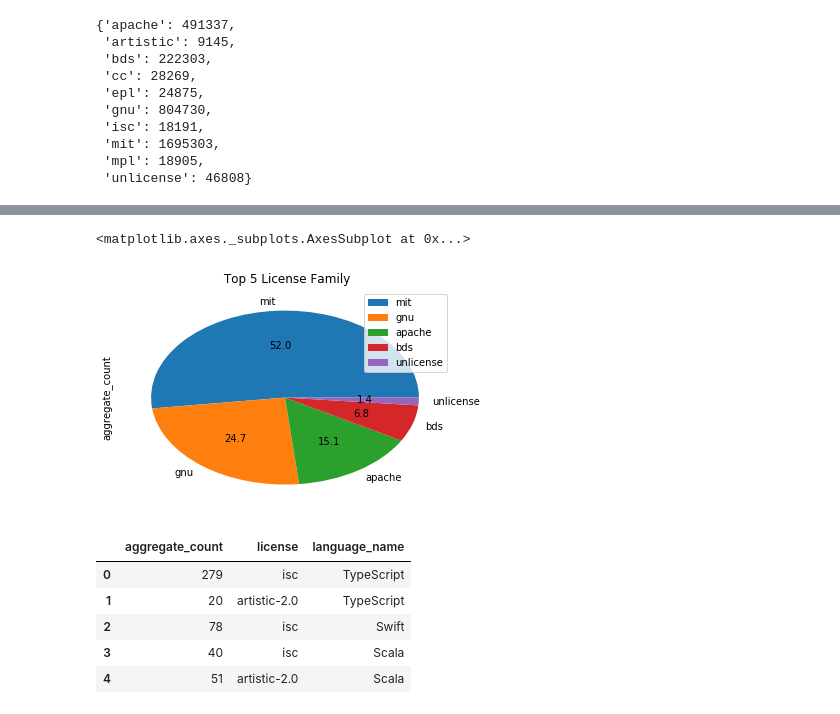
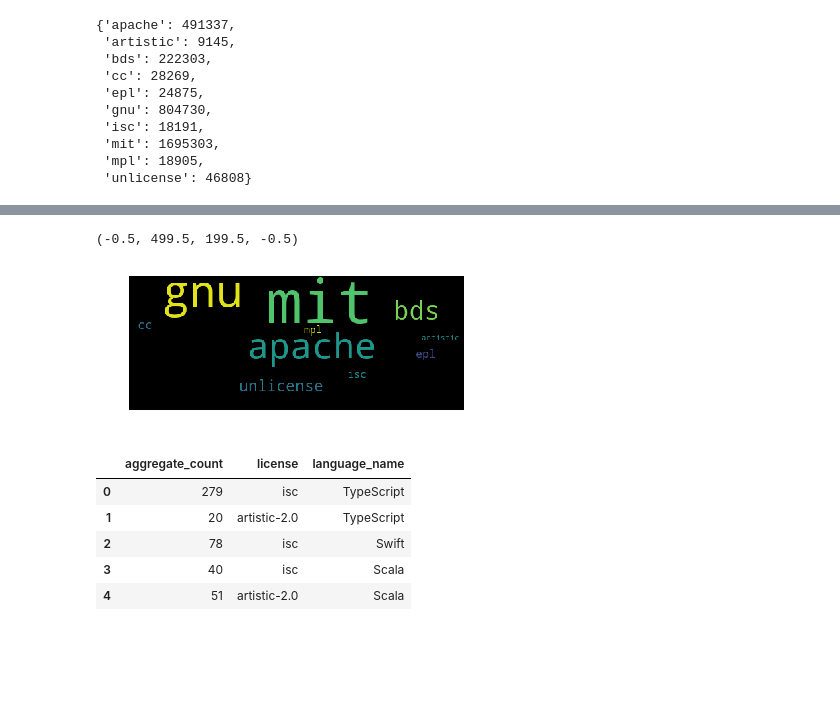
Before and after one commit to sara-02/bq_ghl, a Jupyter notebook: BQ_GH_License_Analysis.ipynb, the cells around one changed output, grey strips where cells are left out. Cells and saved outputs as stored; diff of their text form; code cells hidden in the pictures; blank space fills up the shorter version.

Commit message:
Add few more graphics

```diff
--- a/BQ_GH_License_Analysis.ipynb
+++ b/BQ_GH_License_Analysis.ipynb
@@ -151,7 +155,3 @@ license_family
  'mit': 1695303,
  'mpl': 18905,
  'unlicense': 46808}
-# %%
-license_family=pd.DataFrame(license_family.items(), columns=['license_family','aggregate_count'])
-# %%
-license_family.sort_values('aggregate_count', inplace=True, ascending=False)
@@ -172,8 +158,11 @@ license_family
-# %%
-license_family[:5].plot(y="aggregate_count", kind="pie", title=" Top 5 License Family", autopct='%.1f',labels=license_family["license_family"][:5])
-# %% [output]
-<matplotlib.axes._subplots.AxesSubplot at 0x...>
-[figure, removed]
+# %%
+wordcloud = WordCloud(width=500, height=200,background_color='black', mode='RGB').generate_from_frequencies(license_family)
+# %%
+plt.imshow(wordcloud)
+plt.axis("off")
+# %% [output]
+(-0.5, 499.5, 199.5, -0.5)
+[figure, added]
 # %%
 ##part2
 # %%
```
Also changed, not shown: parts of 10 cells of this notebook.
